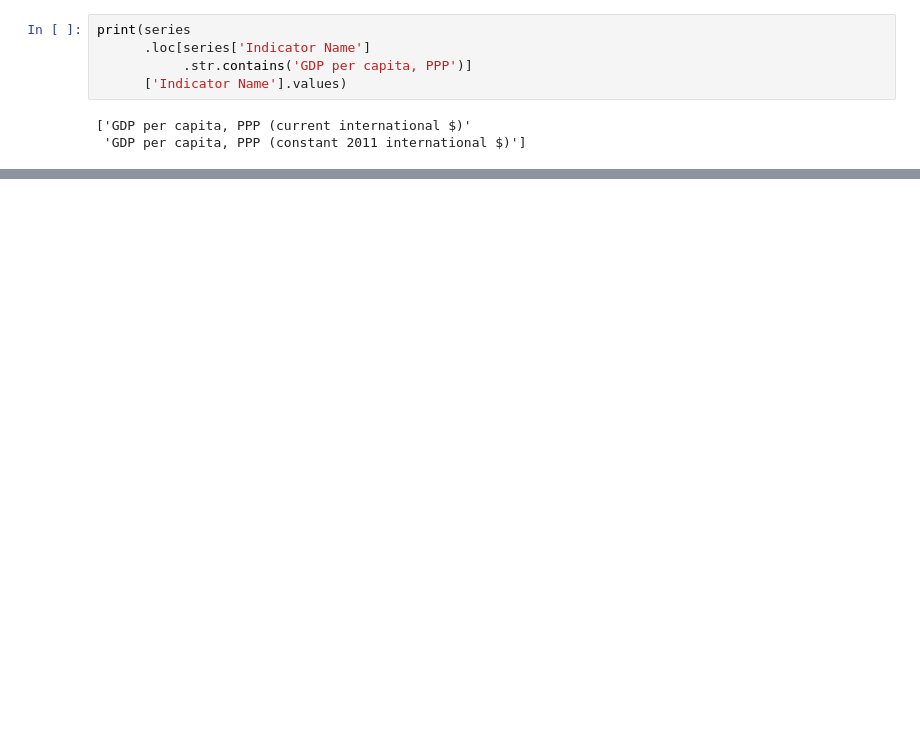
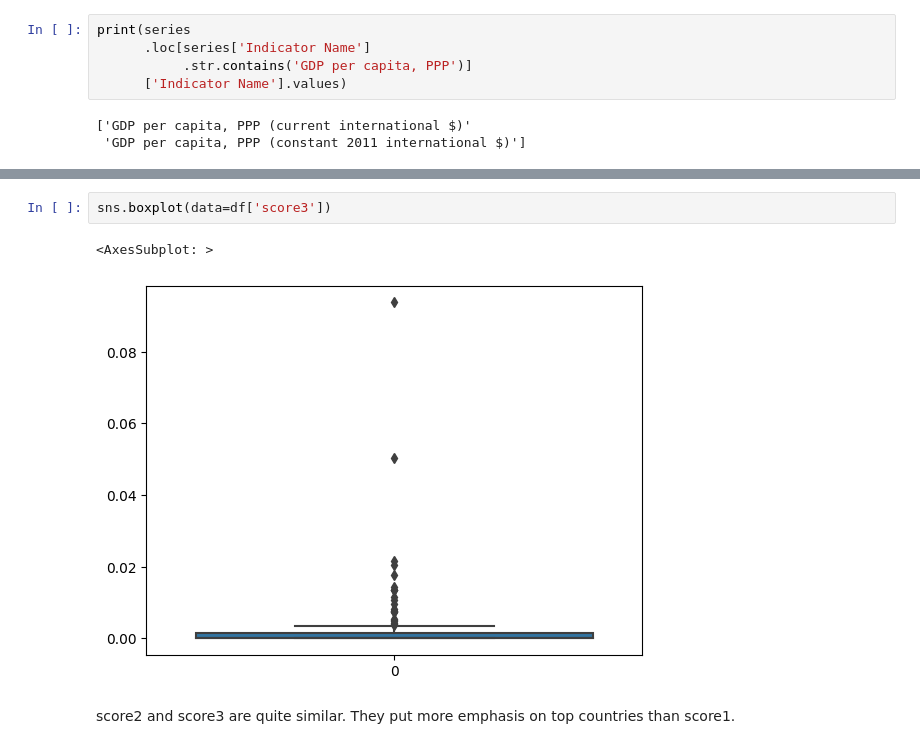
Before and after one commit to JulienfLeBoucher/OC_Edtech, a Jupyter notebook: LE-BOUCHER_Julien_1_notebook_122022.ipynb, the cells around one changed output, grey strips where cells are left out. Drawn from its saved outputs; the diff is of its cells as text; blank space fills up the shorter version.

```diff
--- a/LE-BOUCHER_Julien_1_notebook_122022.ipynb
+++ b/LE-BOUCHER_Julien_1_notebook_122022.ipynb
@@ -2035,0 +2301,7 @@ synth_score2
+# %%
+sns.boxplot(data=df['score3'])
+# %% [output]
+<AxesSubplot: >
+[figure, added]
+# %% [markdown]
+score2 and score3 are quite similar. They put more emphasis on top countries than score1.
```
Also changed, not shown: parts of 46 cells of this notebook.
